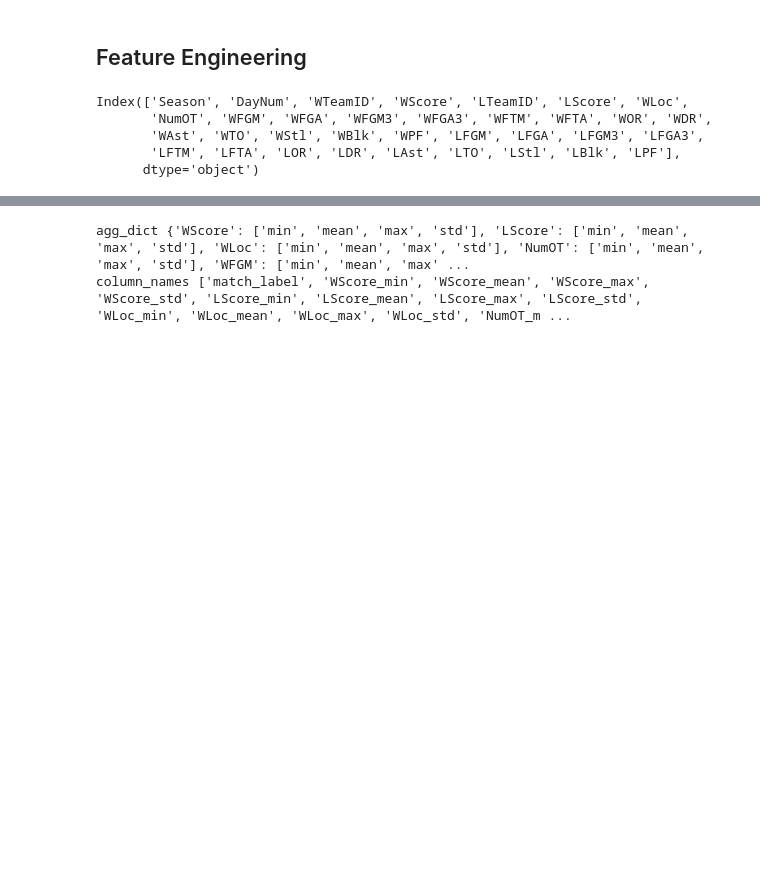
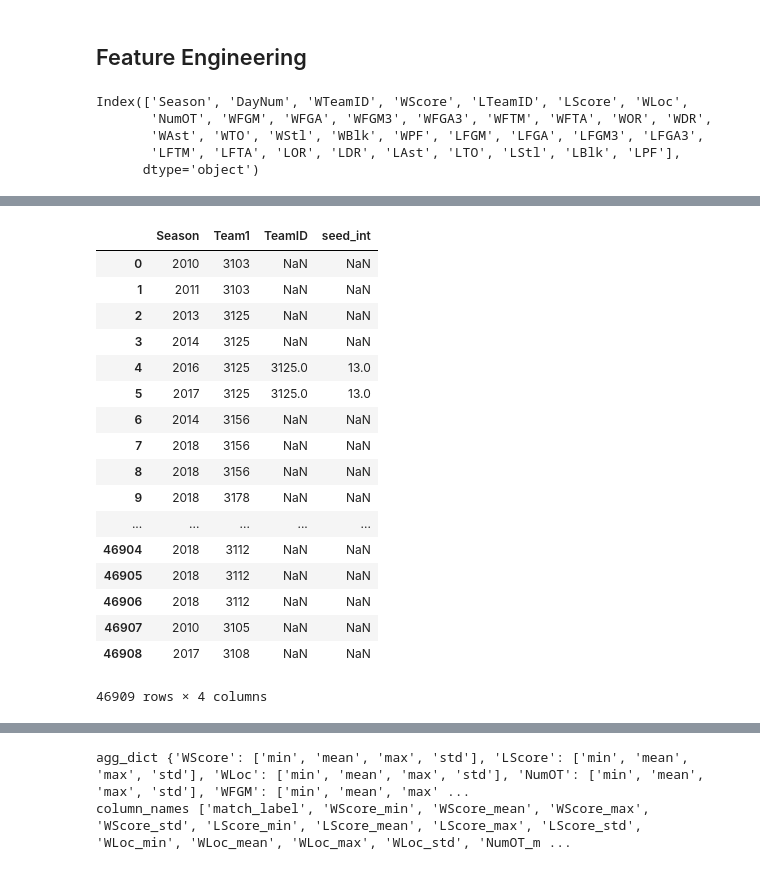
Before and after one commit to MJeremy2017/machine-learning-models, a Jupyter notebook: Kaggle-NCAA/Match-Prediction.ipynb, the cells around one changed output, grey strips where cells are left out. Cells and saved outputs as stored; diff of their text form; code cells hidden in the pictures; blank space fills up the shorter version.

```diff
--- a/Kaggle-NCAA/Match-Prediction.ipynb
+++ b/Kaggle-NCAA/Match-Prediction.ipynb
@@ -305,0 +352,46 @@ test size (5272, 39)
+# %%
+train = match_detailed[['Season', 'Team1', 'Team2', 'Match', 'Type']]
+# features for train
+train = train.merge(win_team_stats, left_on="Team1", right_on="WTeamID")
+train = train.merge(win_team_stats, left_on="Team2", right_on="WTeamID")
+
+train = train.merge(lose_team_stats, left_on="Team1", right_on="LTeamID")
+train = train.merge(lose_team_stats, left_on="Team2", right_on="LTeamID")
+
+train.drop(["WTeamID_x", "WTeamID_y", "LTeamID_x", "LTeamID_y"], axis=1, inplace=True)
+
+# features for test
+test = test.merge(win_team_stats, left_on="Team1", right_on="WTeamID")
+test = test.merge(win_team_stats, left_on="Team2", right_on="WTeamID")
+
+test = test.merge(lose_team_stats, left_on="Team1", right_on="LTeamID")
+test = test.merge(lose_team_stats, left_on="Team2", right_on="LTeamID")
+
+test.drop(["WTeamID_x", "WTeamID_y", "LTeamID_x", "LTeamID_y"], axis=1, inplace=True)
+# %%
+# get seeds diff
+# wseeds["region"] = wseeds.apply(lambda row: row["Seed"][0], axis=1)
+# wseeds["seed_int"] = wseeds.apply(lambda row: int(row["Seed"][1:]), axis=1)
+
+x = train[["Season", "Team1"]]
+x = x.merge(wseeds[["Season", "TeamID", "seed_int"]], left_on=["Season", "Team1"], right_on=["Season", "TeamID"], how="left")
+x
+# %% [output]
+|  | Season | Team1 | TeamID | seed_int |
+| 0 | 2010 | 3103 | NaN | NaN |
+| 1 | 2011 | 3103 | NaN | NaN |
+| 2 | 2013 | 3125 | NaN | NaN |
+| 3 | 2014 | 3125 | NaN | NaN |
+| 4 | 2016 | 3125 | 3125.0 | 13.0 |
+| 5 | 2017 | 3125 | 3125.0 | 13.0 |
+| 6 | 2014 | 3156 | NaN | NaN |
+| 7 | 2018 | 3156 | NaN | NaN |
+| 8 | 2018 | 3156 | NaN | NaN |
+| 9 | 2018 | 3178 | NaN | NaN |
+| ... | ... | ... | ... | ... |
+| 46904 | 2018 | 3112 | NaN | NaN |
+| 46905 | 2018 | 3112 | NaN | NaN |
+| 46906 | 2018 | 3112 | NaN | NaN |
+| 46907 | 2010 | 3105 | NaN | NaN |
+| 46908 | 2017 | 3108 | NaN | NaN |
+46909 rows × 4 columns
```
Also changed, not shown: parts of 7 cells of this notebook.
